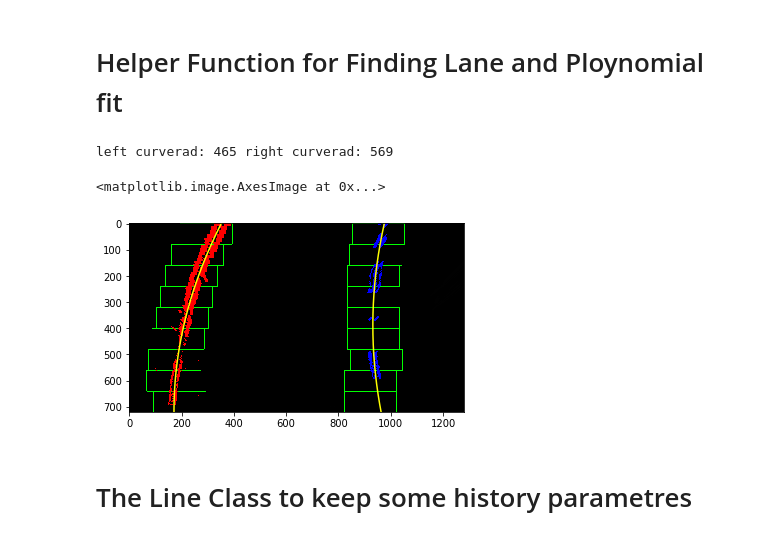
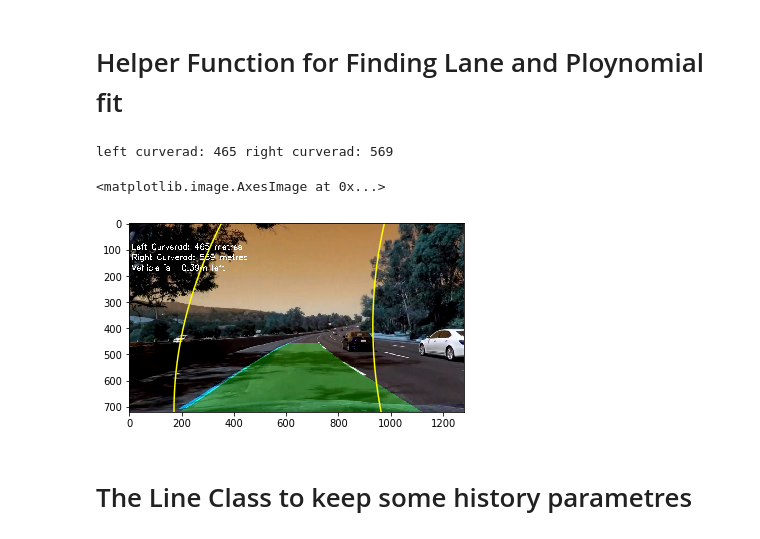
Before and after one commit to xzho2604/Advanced_Lane_Finding, a Jupyter notebook: examples/example.ipynb, the cells around one changed output. Cells and saved outputs as stored; diff of their text form; code cells hidden in the pictures.

```diff
--- a/examples/example.ipynb
+++ b/examples/example.ipynb
@@ -19,7 +19,6 @@ import numpy as np
 import cv2
 import glob
 import matplotlib.pyplot as plt
-import os
 %matplotlib inline
 
 # prepare object points, like (0,0,0), (1,0,0), (2,0,0) ....,(6,5,0)
@@ -37,7 +36,6 @@ images = glob.glob('../camera_cal/calibration*.jpg')
 for fname in images:
     ori_img = cv2.imread(fname)
     img = ori_img
-    base_name  = os.path.basename(fname)
 
     gray = cv2.cvtColor(img,cv2.COLOR_BGR2GRAY)
 
@@ -52,19 +50,7 @@ for fname in images:
 
         # Draw and display the corners
         cv2.drawChessboardCorners(img, (9,6), corners, ret)
-        output_name_original = "../output_images/" + base_name
-        cv2.imwrite(output_name_original,img)
-        print(output_name_original)
         #cv2.imshow(fname,img)
         #cv2.waitKey(500)
 
 cv2.destroyAllWindows()
-
-#undistort all the check board
-ret, mtx, dist, rvecs, tvecs = cv2.calibrateCamera(objpoints, imgpoints, gray.shape[::-1], None, None)
-for fname in images:
-    img = cv2.imread(fname)
-    base_name  = os.path.basename(fname)
-    undist1 = cv2.undistort(img, mtx, dist, None, mtx)
-    output_name_undist = "../output_images/undist_" + base_name
-    cv2.imwrite(output_name_undist,undist1)
@@ -550,27 +516,28 @@ def sanity_check():
 # %%
 #now we have the bird eye view of the lane bird_eye find the lane boundary
 left_fit,right_fit,out_img,ploty,left_fitx, right_fitx = fit_polynomial(bird_eye)
 
 #get the left and right lane curvature
 left_curverad, right_curverad,center= measure_curvature_pixels(ploty, left_fitx, right_fitx)
 print("left curverad:",int(left_curverad),"right curverad:", int(right_curverad))
 
 #get the distance to the center of the curve
 
 #use the previous poly fit and plot the next search lane region with a margin to the ploy fit line
-search_area =poly_search(out_img,left_fitx, right_fitx,ploty)
+#search_area =poly_search(out_img,left_fitx, right_fitx,ploty)
 
 #warp the image back to the original image
 lane_fit = warp_back(undist,Minv,left_fitx,right_fitx,ploty)
 #cv2.imshow('fit',lane_fit)
 #cv2.waitKey(5000)
 
 put_text(lane_fit,int(left_curverad),int(right_curverad),center)
-plt.imshow(out_img)
+plt.imshow(lane_fit)
+#plt.savefig("../output_images/poly_fit2.jpg")
 # %% [output]
 left curverad: 465 right curverad: 569
 <matplotlib.image.AxesImage at 0x...>
-[figure, old version]
+[figure, new version]
 # %% [markdown]
 # The Line Class to keep some history parametres
 # %%
```
Also changed, not shown: parts of 2 cells of this notebook, 7 other files.
